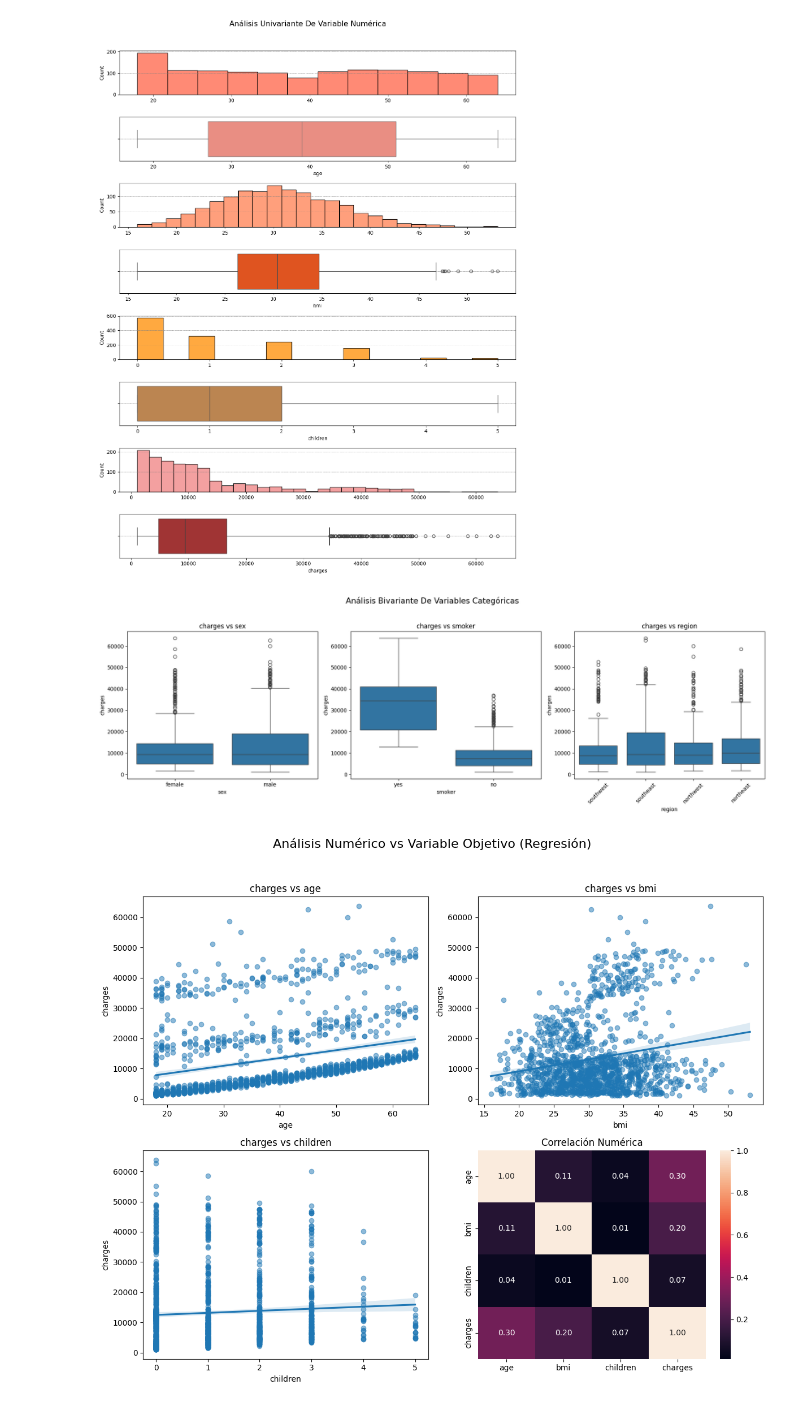
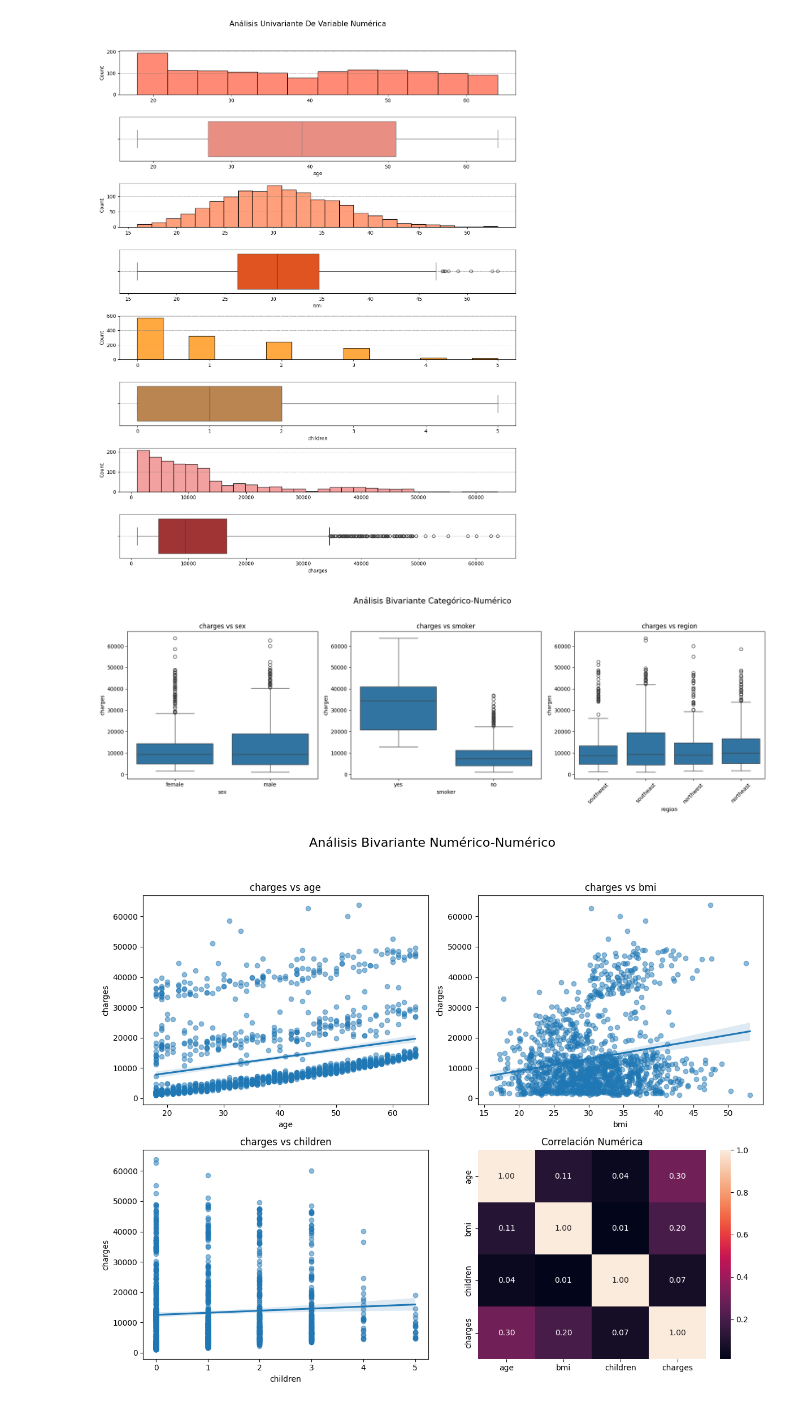
Before and after one commit to meneses-ls/4Geeks-16-Machine-Learning-Lineal-Regression, a Jupyter notebook: src/explore.ipynb, the cells around one changed output. Drawn from its saved outputs; the diff is of its cells as text; code cells hidden in the pictures.

```diff
--- a/src/explore.ipynb
+++ b/src/explore.ipynb
@@ -126,7 +126,7 @@ plt.show()
 # - Parámetros:
 
 fig, axis = plt.subplots(1, 3, figsize=(18, 6))
-fig.suptitle("Análisis Bivariante De Variables Categóricas", fontsize=15)
+fig.suptitle("Análisis Bivariante Categórico-Numérico", fontsize=15)
 
 # - Gráficos:
 
@@ -145,33 +145,33 @@ axis[2].tick_params(axis='x', rotation=45)
 plt.tight_layout(rect=[0, 0, 1, 0.95])
 plt.show()
 # %% [output]
-[figure, old version]
+[figure, new version]
 # %%
 # - Parámetros:
 
 fig, axis = plt.subplots(2, 2, figsize=(12, 10))
-fig.suptitle("Análisis Bivariante De Variables Numéricas", fontsize=16)
+fig.suptitle("Análisis Bivariante Numérico-Numérico", fontsize=16)
 
 # - Diagramas de dispersión:
 
 sns.regplot(ax=axis[0, 0], data=df, x="age", y="charges", scatter_kws={'alpha':0.5})
 axis[0, 0].set_title("charges vs age")
 
 sns.regplot(ax=axis[0, 1], data=df, x="bmi", y="charges", scatter_kws={'alpha':0.5})
 axis[0, 1].set_title("charges vs bmi")
 
 sns.regplot(ax=axis[1, 0], data=df, x="children", y="charges", scatter_kws={'alpha':0.5})
 axis[1, 0].set_title("charges vs children")
 
 # - Mapa de calor de correlación:
 
 num_vars = ["age", "bmi", "children", "charges"]
 sns.heatmap(df[num_vars].corr(), annot=True, fmt=".2f", ax=axis[1, 1])
 axis[1, 1].set_title("Correlación Numérica")
 
 # - Visualización:
 
 plt.tight_layout(rect=[0, 0, 1, 0.95])
 plt.show()
 # %% [output]
-[figure, old version]
+[figure, new version]
```
Also changed, not shown: parts of 22 cells of this notebook.
